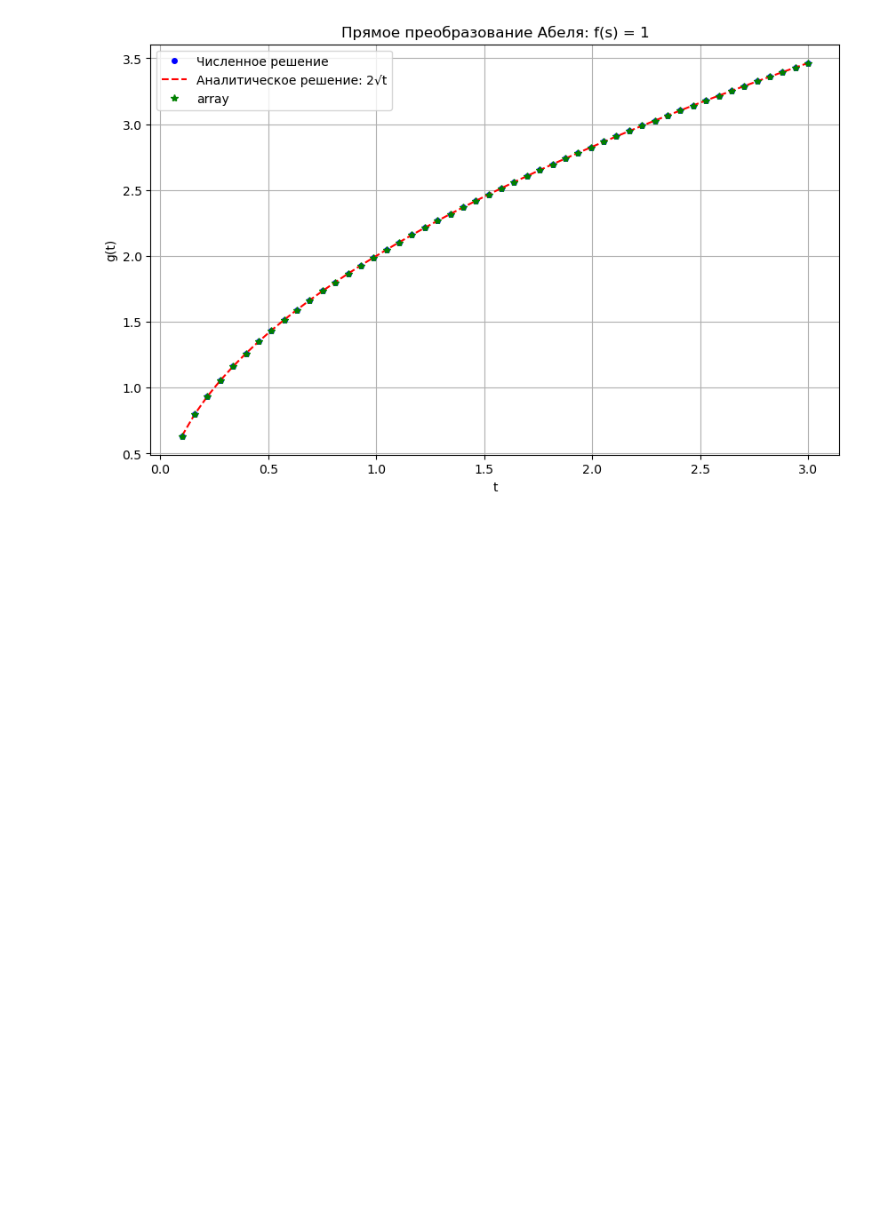
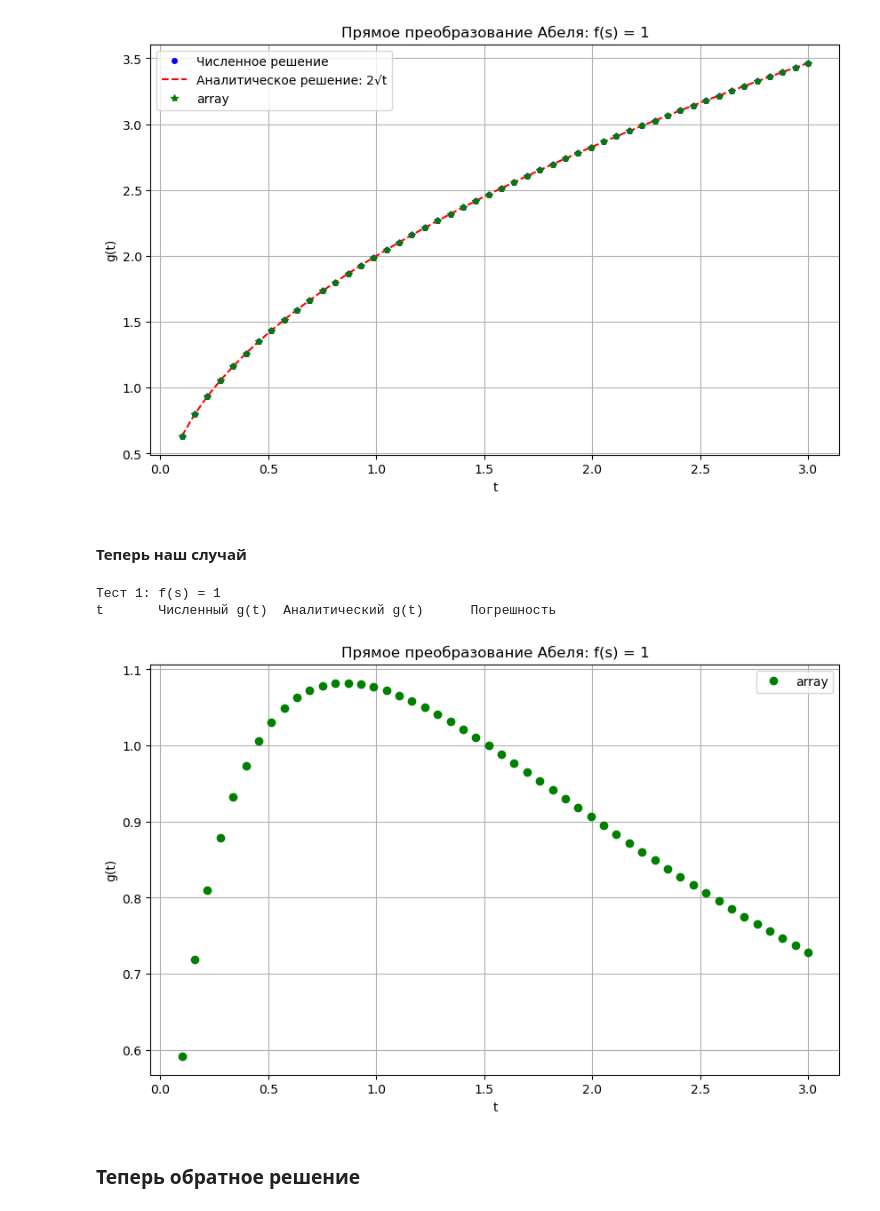
Before and after one commit to MathZIVota/Magnetic-structure-of-galactic-jets-, a Jupyter notebook: program/MathModel_calcJets.ipynb, the cells around one changed output. Cells and saved outputs as stored; diff of their text form; code cells hidden in the pictures; blank space fills up the shorter version.

```diff
--- a/program/MathModel_calcJets.ipynb
+++ b/program/MathModel_calcJets.ipynb
@@ -95,3 +98,39 @@ t       Численный g(t)  Аналитический g(t)      Погре
 1.8     2.674987                2.674987                0.000000
 2.0     2.828427                2.828427                0.000000
 [figure]
+# %% [markdown]
+#### Теперь наш случай
+# %%
+def B_z(s):
+    return np.exp(-s)
+
+def f(s):
+    n = 1.0
+    return n*B_z(s)
+
+
+print("Тест 1: f(s) = 1")
+print("t\tЧисленный g(t)\tАналитический g(t)\tПогрешность")
+
+#g_num2 = abel_transform_direct_array(test_case_1, t_points)
+
+# Визуализация для одного тестового случая
+t_plot = np.linspace(0.1, 3.0, 50)
+g_num2 = abel_transform_direct_array(f, t_plot)
+
+plt.figure(figsize=(10, 6))
+#plt.plot(t_plot, g_numerical, 'bo', markersize=4, label='Численное решение')
+#plt.plot(t_plot, g_analytical, 'r--', label='Аналитическое решение: 2√t')
+plt.plot(t_plot, g_num2, 'go', label='array')
+plt.xlabel('t')
+plt.ylabel('g(t)')
+plt.title('Прямое преобразование Абеля: f(s) = 1')
+plt.legend()
+plt.grid(True)
+plt.show()
+# %% [output]
+Тест 1: f(s) = 1
+t       Численный g(t)  Аналитический g(t)      Погрешность
+[figure, added]
+# %% [markdown]
+### Теперь обратное решение
```
Also changed, not shown: parts of 7 cells of this notebook.
